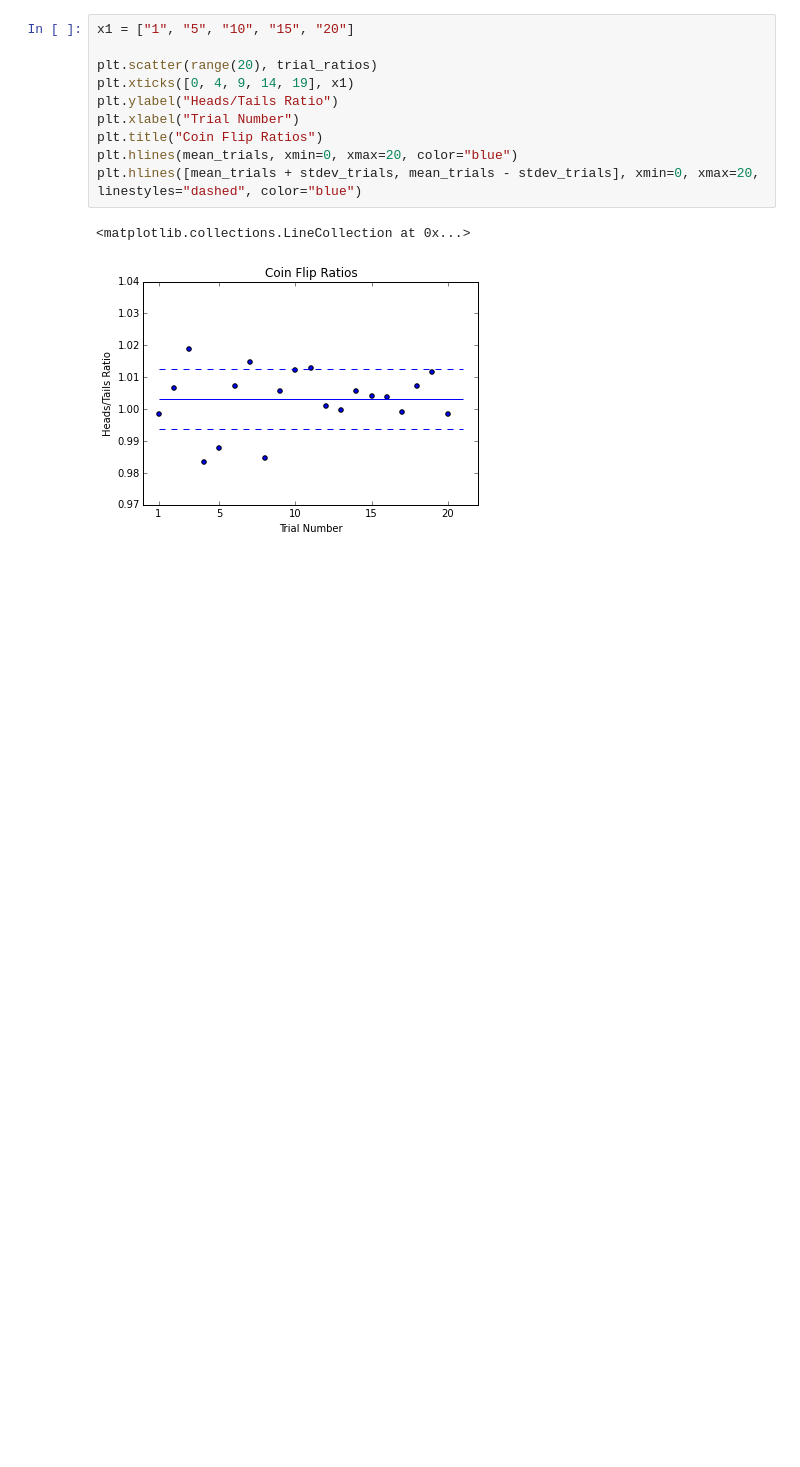
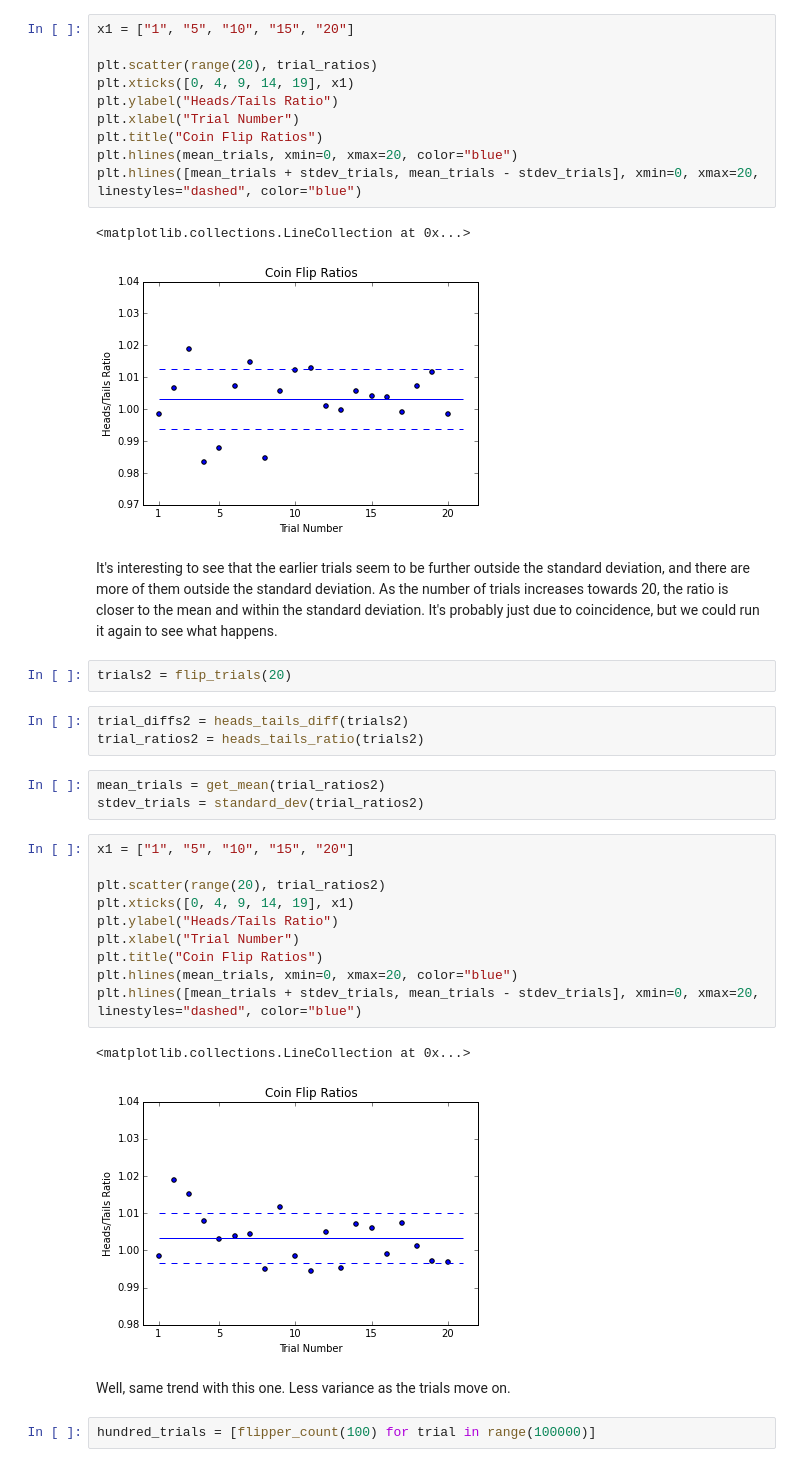
Before and after one commit to tiy-gvl-python-2015-09/charting-coin-flips, a Jupyter notebook: Charting Coin Flips.ipynb, the cells around one changed output. Drawn from its saved outputs; the diff is of its cells as text; blank space fills up the shorter version.

```diff
--- a/Charting Coin Flips.ipynb
+++ b/Charting Coin Flips.ipynb
@@ -149,3 +149,30 @@ plt.hlines([mean_trials + stdev_trials, mean_trials - stdev_trials], xmin=0, xma
 # %% [output]
 <matplotlib.collections.LineCollection at 0x...>
 [figure]
+# %% [markdown]
+It's interesting to see that the earlier trials seem to be further outside the standard deviation, and there are more of them outside the standard deviation. As the number of trials increases towards 20, the ratio is closer to the mean and within the standard deviation. It's probably just due to coincidence, but we could run it again to see what happens.
+# %%
+trials2 = flip_trials(20)
+# %%
+trial_diffs2 = heads_tails_diff(trials2)
+trial_ratios2 = heads_tails_ratio(trials2)
+# %%
+mean_trials = get_mean(trial_ratios2)
+stdev_trials = standard_dev(trial_ratios2)
+# %%
+x1 = ["1", "5", "10", "15", "20"]
+
+plt.scatter(range(20), trial_ratios2)
+plt.xticks([0, 4, 9, 14, 19], x1)
+plt.ylabel("Heads/Tails Ratio")
+plt.xlabel("Trial Number")
+plt.title("Coin Flip Ratios")
+plt.hlines(mean_trials, xmin=0, xmax=20, color="blue")
+plt.hlines([mean_trials + stdev_trials, mean_trials - stdev_trials], xmin=0, xmax=20, linestyles="dashed", color="blue")
+# %% [output]
+<matplotlib.collections.LineCollection at 0x...>
+[figure, added]
+# %% [markdown]
+Well, same trend with this one. Less variance as the trials move on.
+# %%
+hundred_trials = [flipper_count(100) for trial in range(100000)]
```
Also changed, not shown: parts of 4 cells of this notebook.
